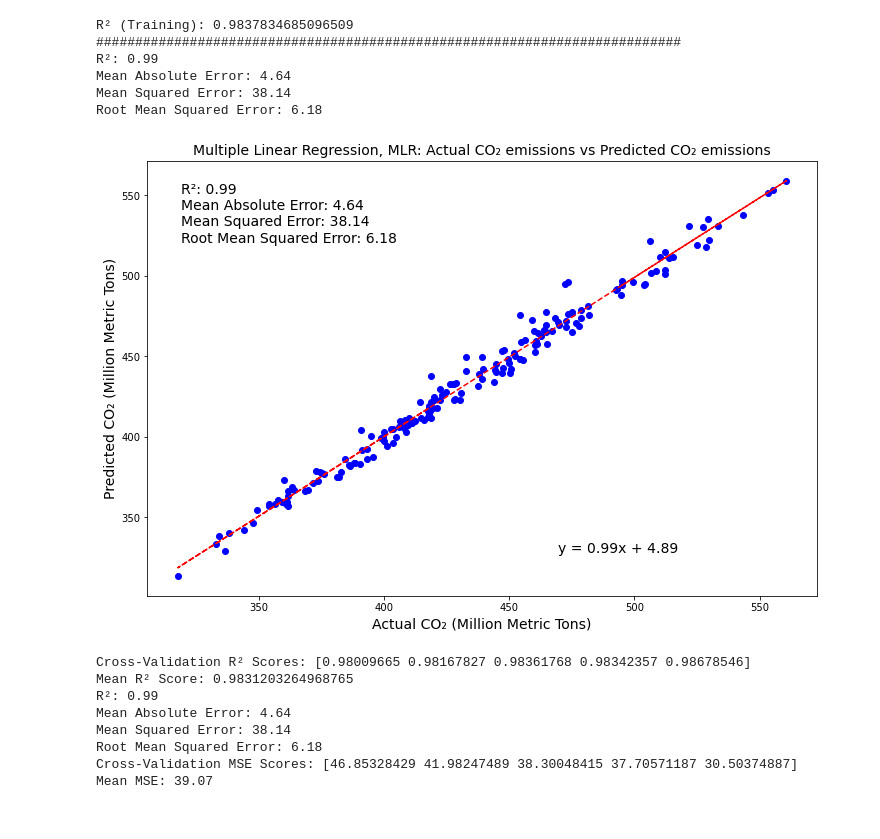
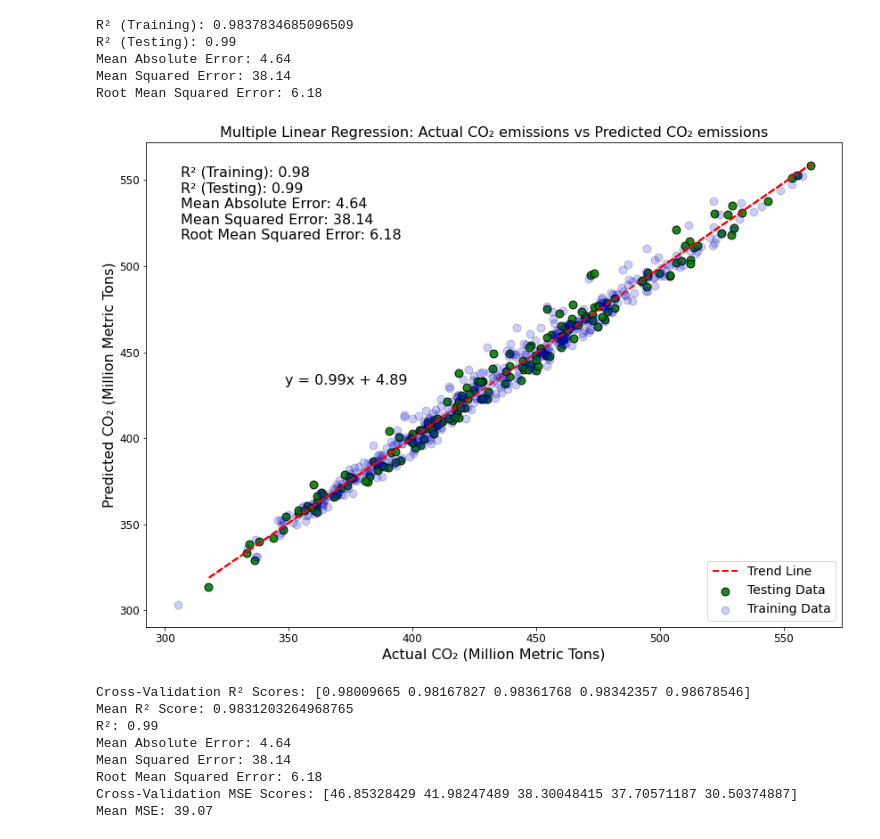
Before and after one commit to jr198868/ML_US_ENERGY, a Jupyter notebook: ML/multiple_linear_regression_model.ipynb, the cells around one changed output. Drawn from its saved outputs; the diff is of its cells as text; code cells hidden in the pictures.

```diff
--- a/ML/multiple_linear_regression_model.ipynb
+++ b/ML/multiple_linear_regression_model.ipynb
@@ -42,63 +42,68 @@ y_pred_train = regressor.predict(X_train)
 
 # Calculate the R-squared score for the training data
 r2_train = r2_score(y_train, y_pred_train)
-print("R² (Training):", r2_train)
-
-print('###########################################################################')
 
 # Predict the target variable for the test data
 y_pred = regressor.predict(X_test)
 
 # Calculate evaluation metrics
-r2 = r2_score(y_test, y_pred)
+r2_test = r2_score(y_test, y_pred)
 mae = mean_absolute_error(y_test, y_pred)
 mse = mean_squared_error(y_test, y_pred)
 rmse = mean_squared_error(y_test, y_pred, squared=False)
 
 # Print results
-print("R²:", format(r2, ".2f"))
+print("R² (Training):", r2_train)
+print("R² (Testing):", format(r2_test, ".2f"))
 print("Mean Absolute Error:", format(mae, ".2f"))
 print("Mean Squared Error:", format(mse, ".2f"))
 print("Root Mean Squared Error:", format(rmse, ".2f"))
 
 # Calculate statistical parameters
 correlation = np.corrcoef(y_test, y_pred)[0, 1]
 r_squared = np.square(correlation)
 
 # Perform linear regression to get the line equation
 slope, intercept = np.polyfit(y_test, y_pred, 1)
 
 # Add the equation as text on the plot
 equation = f'y = {slope:.2f}x + {intercept:.2f}'
 
 # Fit a linear regression line
 trendline = np.polyfit(y_test, y_pred, 1)
 trendline_fn = np.poly1d(trendline)
 
-plt.figure(figsize=(12, 8))  # Specify the width and height in inches
+plt.figure(figsize=(14, 10))  # Specify the width and height in inches
 
 # Plot Actual vs Predicted values with trend line
-plt.scatter(y_test, y_pred, color='blue')
-plt.plot(y_test, trendline_fn(y_test), color='red', linestyle='--')
-plt.xlabel('Actual CO₂ (Million Metric Tons)', fontsize=14)
-plt.ylabel('Predicted CO₂ (Million Metric Tons)', fontsize=14)
-plt.title('Multiple Linear Regression, MLR: Actual CO₂ emissions vs Predicted CO₂ emissions', fontsize=14)
+plt.scatter(y_test, y_pred, label='Testing Data', color='green', alpha=0.9, s=80, edgecolors='black')
+plt.scatter(y_train, y_pred_train, label='Training Data', color='blue', alpha=0.2, s=80, edgecolors='black')
+plt.plot(y_test, trendline_fn(y_test), color='red', linewidth=2, linestyle='--', label='Trend Line')
+plt.xlabel('Actual CO₂ (Million Metric Tons)', fontsize=16)
+plt.ylabel('Predicted CO₂ (Million Metric Tons)', fontsize=16)
+plt.title('Multiple Linear Regression: Actual CO₂ emissions vs Predicted CO₂ emissions', fontsize=16)
+
 
 # Annotate statistical parameters on the plot
-# textstr = f'Correlation coefficient: {correlation:.2f}\nR-squared: {r_squared:.2f}'
-textstr = f'R²: {format(r2, ".2f")}\nMean Absolute Error: {format(mae, ".2f")}\nMean Squared Error: {format(mse, ".2f")}\nRoot Mean Squared Error: {format(rmse, ".2f")}'
-plt.text(0.05, 0.95, textstr, transform=plt.gca().transAxes, verticalalignment='top', fontsize=14)
-plt.text(0.6, 0.2, equation, transform=plt.gcf().transFigure, fontsize=14)
+textstr = f'R² (Training): {format(r2_train, ".2f")}\nR² (Testing): {format(r2_test, ".2f")}\nMean Absolute Error: {format(mae, ".2f")}\nMean Squared Error: {format(mse, ".2f")}\nRoot Mean Squared Error: {format(rmse, ".2f")}'
+plt.text(0.05, 0.95, textstr, transform=plt.gca().transAxes, verticalalignment='top', fontsize=16)
+
+# Adjust the position of the trendline function text annotation
+plt.text(0.2, 0.5, equation, transform=plt.gca().transAxes, fontsize=16)
+
+# Place the legend in the bottom right corner
+plt.legend(loc='lower right', fontsize=14)
+plt.tick_params(axis='x', labelsize=12)
+plt.tick_params(axis='y', labelsize=12)
 plt.savefig('Multiple Linear Regression Actual CO₂ emissions vs Predicted CO₂ emissions.jpg')
 plt.show()
 # %% [output]
 R² (Training): 0.9837834685096509
-###########################################################################
-R²: 0.99
+R² (Testing): 0.99
 Mean Absolute Error: 4.64
 Mean Squared Error: 38.14
 Root Mean Squared Error: 6.18
-[figure, old version]
+[figure, new version]
 # %%
 # Perform 5-fold cross-validation and get the R-squared scores
 cv_scores = cross_val_score(regressor, X_train, y_train, cv=5, scoring='r2')
```
Also changed, not shown: parts of 1 cell of this notebook, 10 other files.
